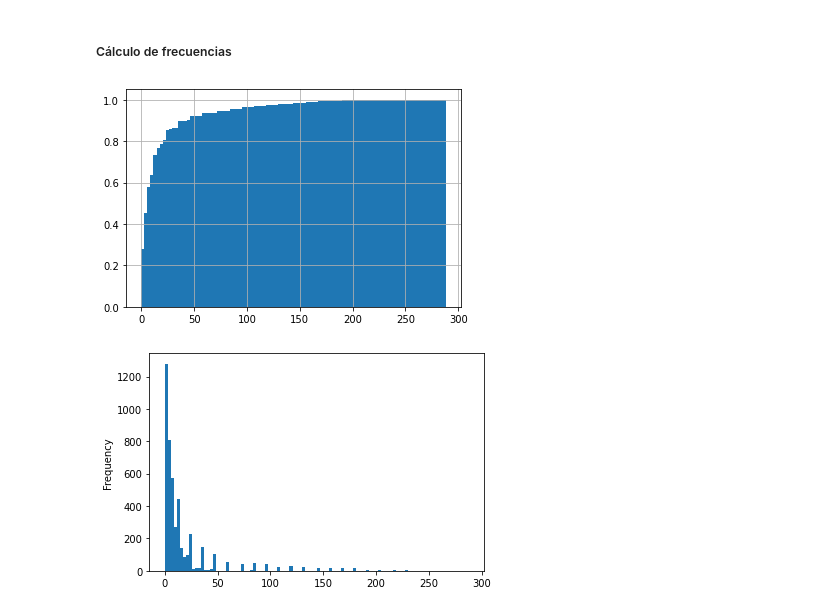
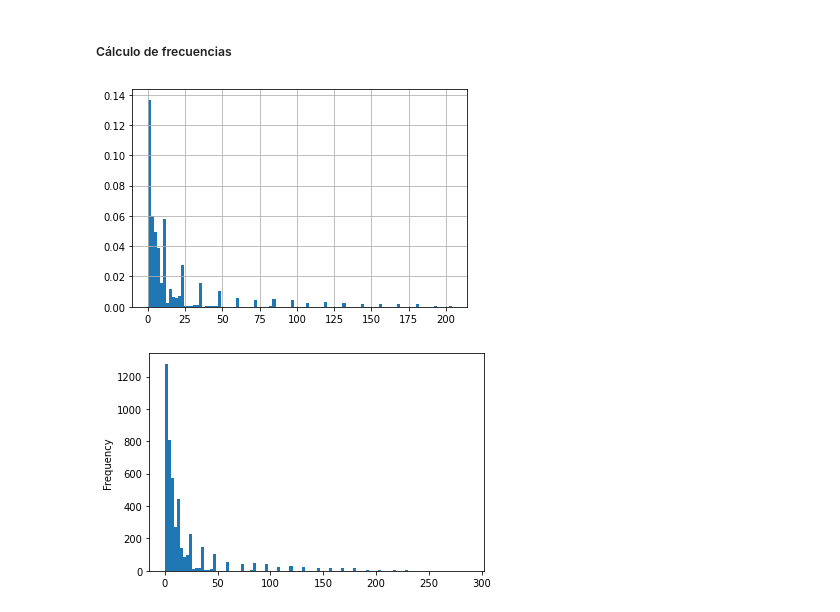
Before and after one commit to leandrosommese/Herramientas-de-estadistica, a Jupyter notebook: Modulo2/Pandas_datos_estructurados.ipynb, the cells around one changed output. Cells and saved outputs as stored; diff of their text form; code cells hidden in the pictures.

```diff
--- a/Modulo2/Pandas_datos_estructurados.ipynb
+++ b/Modulo2/Pandas_datos_estructurados.ipynb
@@ -120,10 +136,10 @@ cumfreq = ss.cumfreq(df['Edad(meses)'], numbins=10, defaultreallimits=None, weig
 relfreq = ss.relfreq(df['Edad(meses)'], numbins=10, defaultreallimits=None, weights=None)
 # %%
 # Cumulative counts:
-df1['Edad(meses)'].hist(cumulative=True, density=1, bins=100)
+df_no_outliers['Edad(meses)'].hist(cumulative=False, density=1, bins=100)
 plt.show()
 # %% [output]
-[figure, old version]
+[figure, new version]
 # %%
 #Graficamos la distribuicón de los datos: histograma
 %matplotlib inline
```
Also changed, not shown: parts of 5 cells of this notebook, 3 other files.
